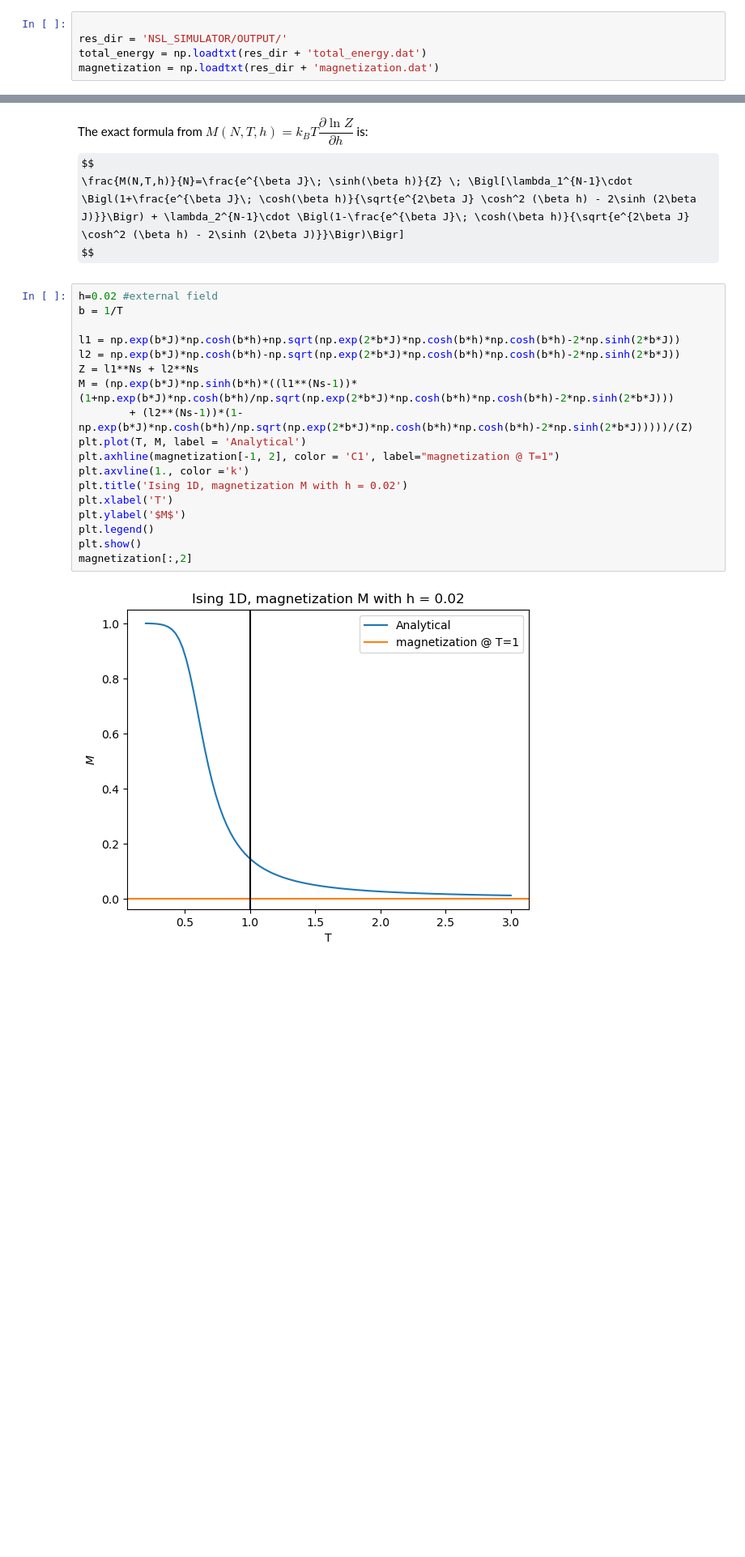
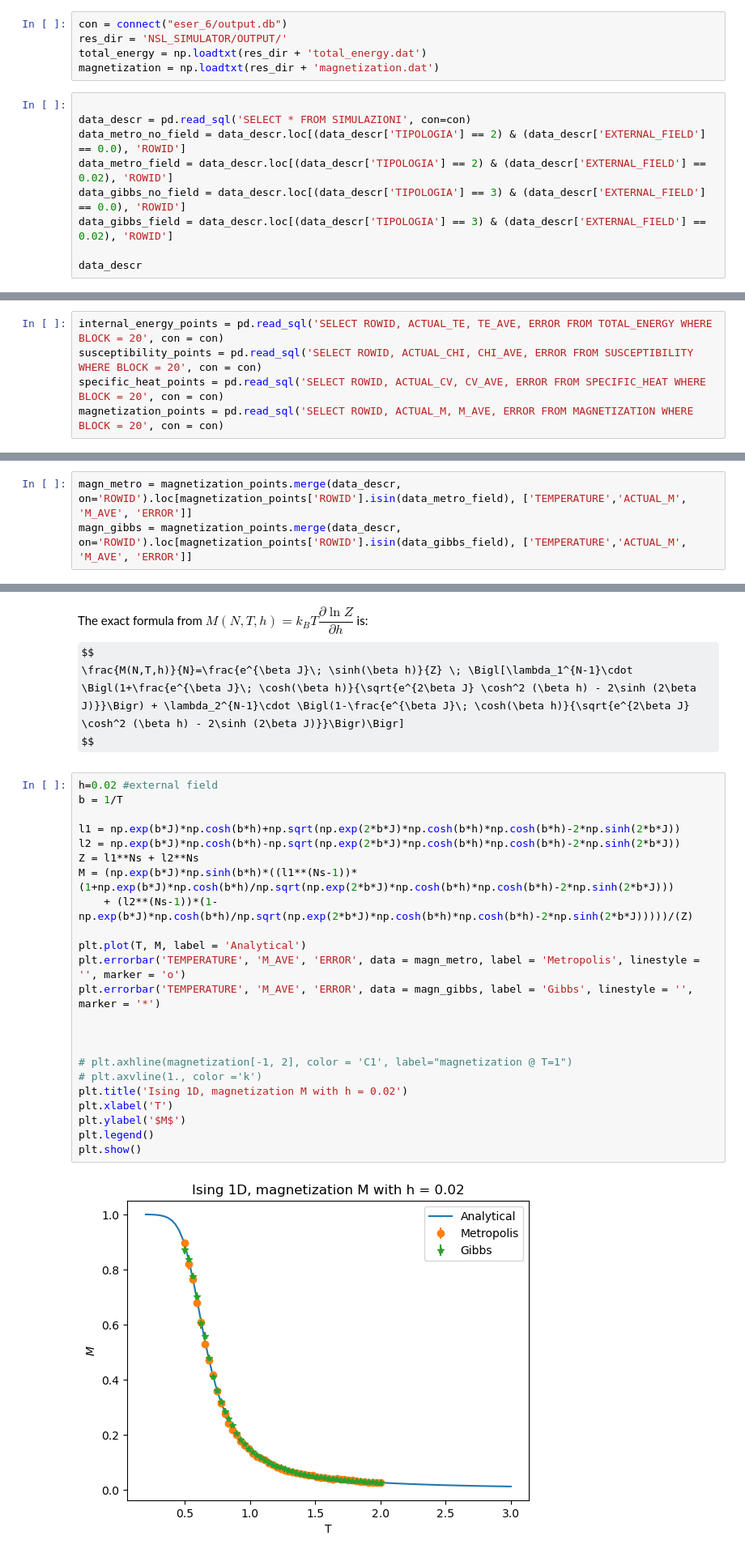
Before and after one commit to RandDouble/SimulazioneNumerica, a Jupyter notebook: LSN_Exercises_06.ipynb, the cells around one changed output, grey strips where cells are left out. Shown: that part at 81% size. Drawn from its saved outputs; the diff is of its cells as text; some formulas as TeX source; blank space fills up the shorter version.

```diff
--- a/LSN_Exercises_06.ipynb
+++ b/LSN_Exercises_06.ipynb
@@ -39,5 +41,14 @@ import matplotlib.pyplot as plt
 # %%
-
+con = connect("eser_6/output.db")
 res_dir = 'NSL_SIMULATOR/OUTPUT/'
 total_energy = np.loadtxt(res_dir + 'total_energy.dat')
 magnetization = np.loadtxt(res_dir + 'magnetization.dat')
+# %%
+
+data_descr = pd.read_sql('SELECT * FROM SIMULAZIONI', con=con)
+data_metro_no_field = data_descr.loc[(data_descr['TIPOLOGIA'] == 2) & (data_descr['EXTERNAL_FIELD'] == 0.0), 'ROWID']
+data_metro_field = data_descr.loc[(data_descr['TIPOLOGIA'] == 2) & (data_descr['EXTERNAL_FIELD'] == 0.02), 'ROWID']
+data_gibbs_no_field = data_descr.loc[(data_descr['TIPOLOGIA'] == 3) & (data_descr['EXTERNAL_FIELD'] == 0.0), 'ROWID']
+data_gibbs_field = data_descr.loc[(data_descr['TIPOLOGIA'] == 3) & (data_descr['EXTERNAL_FIELD'] == 0.02), 'ROWID']
+
+data_descr
@@ -43,0 +69,5 @@ magnetization = np.loadtxt(res_dir + 'magnetization.dat')
+# %%
+internal_energy_points = pd.read_sql('SELECT ROWID, ACTUAL_TE, TE_AVE, ERROR FROM TOTAL_ENERGY WHERE BLOCK = 20', con = con)
+susceptibility_points = pd.read_sql('SELECT ROWID, ACTUAL_CHI, CHI_AVE, ERROR FROM SUSCEPTIBILITY WHERE BLOCK = 20', con = con)
+specific_heat_points = pd.read_sql('SELECT ROWID, ACTUAL_CV, CV_AVE, ERROR FROM SPECIFIC_HEAT WHERE BLOCK = 20', con = con)
+magnetization_points = pd.read_sql('SELECT ROWID, ACTUAL_M, M_AVE, ERROR FROM MAGNETIZATION WHERE BLOCK = 20', con = con)
@@ -44,3 +87,6 @@ magnetization = np.loadtxt(res_dir + 'magnetization.dat')
+# %%
+magn_metro = magnetization_points.merge(data_descr, on='ROWID').loc[magnetization_points['ROWID'].isin(data_metro_field), ['TEMPERATURE','ACTUAL_M', 'M_AVE', 'ERROR']]
+magn_gibbs = magnetization_points.merge(data_descr, on='ROWID').loc[magnetization_points['ROWID'].isin(data_gibbs_field), ['TEMPERATURE','ACTUAL_M', 'M_AVE', 'ERROR']]
 # %%
 points=100
 T = np.linspace(0.2,3.0,num=points)
@@ -111,20 +165,25 @@ $$
 # %%
 h=0.02 #external field
 b = 1/T
 
 l1 = np.exp(b*J)*np.cosh(b*h)+np.sqrt(np.exp(2*b*J)*np.cosh(b*h)*np.cosh(b*h)-2*np.sinh(2*b*J))
 l2 = np.exp(b*J)*np.cosh(b*h)-np.sqrt(np.exp(2*b*J)*np.cosh(b*h)*np.cosh(b*h)-2*np.sinh(2*b*J))
 Z = l1**Ns + l2**Ns
 M = (np.exp(b*J)*np.sinh(b*h)*((l1**(Ns-1))*(1+np.exp(b*J)*np.cosh(b*h)/np.sqrt(np.exp(2*b*J)*np.cosh(b*h)*np.cosh(b*h)-2*np.sinh(2*b*J)))
-        + (l2**(Ns-1))*(1-np.exp(b*J)*np.cosh(b*h)/np.sqrt(np.exp(2*b*J)*np.cosh(b*h)*np.cosh(b*h)-2*np.sinh(2*b*J)))))/(Z)
+    + (l2**(Ns-1))*(1-np.exp(b*J)*np.cosh(b*h)/np.sqrt(np.exp(2*b*J)*np.cosh(b*h)*np.cosh(b*h)-2*np.sinh(2*b*J)))))/(Z)
+
 plt.plot(T, M, label = 'Analytical')
-plt.axhline(magnetization[-1, 2], color = 'C1', label="magnetization @ T=1")
-plt.axvline(1., color ='k')
+plt.errorbar('TEMPERATURE', 'M_AVE', 'ERROR', data = magn_metro, label = 'Metropolis', linestyle = '', marker = 'o')
+plt.errorbar('TEMPERATURE', 'M_AVE', 'ERROR', data = magn_gibbs, label = 'Gibbs', linestyle = '', marker = '*')
+
+
+
+# plt.axhline(magnetization[-1, 2], color = 'C1', label="magnetization @ T=1")
+# plt.axvline(1., color ='k')
 plt.title('Ising 1D, magnetization M with h = 0.02')
 plt.xlabel('T')
 plt.ylabel('$M$')
 plt.legend()
 plt.show()
-magnetization[:,2]
 # %% [output]
-[figure, old version]
+[figure, new version]
```
Also changed, not shown: parts of 9 cells of this notebook, 7 other files.
